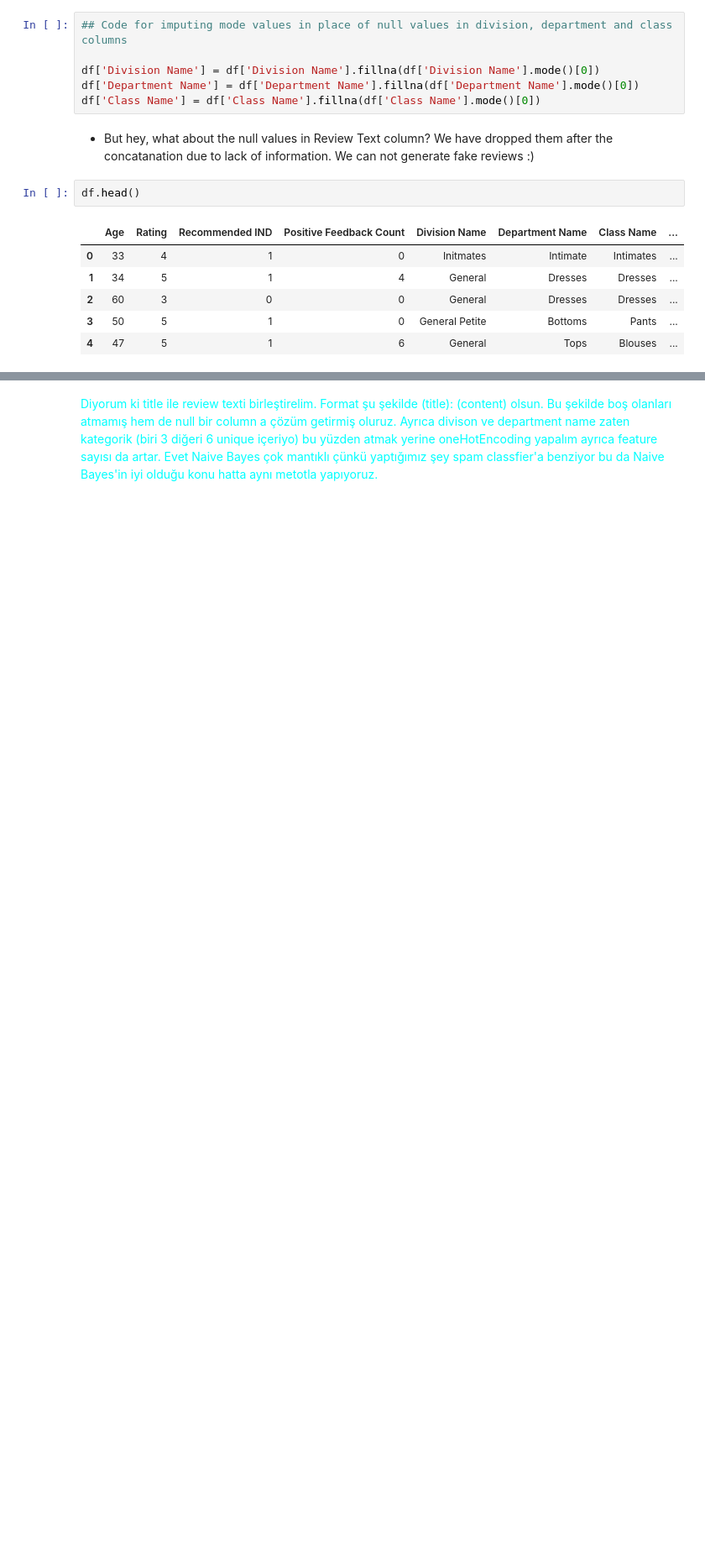
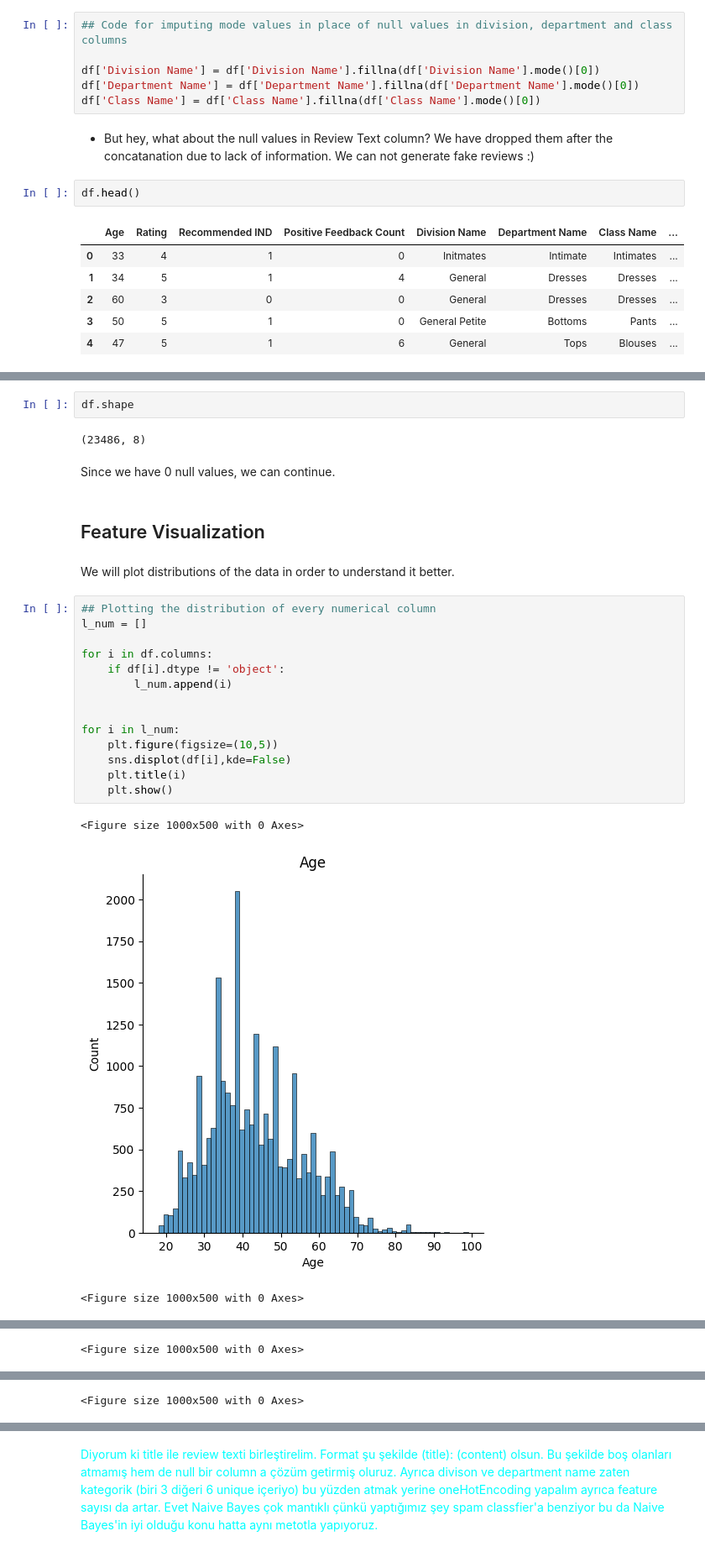
Before and after one commit to BoraDere/Women-s-E-Commerce-Clothing-Reviews, a Jupyter notebook: project.ipynb, the cells around one changed output, grey strips where cells are left out. Shown at 84% size. Drawn from its saved outputs; the diff is of its cells as text; blank space fills up the shorter version.

Commit message:
kırmızı donum nerede
* Added Feature Visualization.
* Added OneHot Encoding

```diff
--- a/project.ipynb
+++ b/project.ipynb
@@ -150,0 +168,28 @@ df.head()
+# %%
+df.shape
+# %% [output]
+(23486, 8)
+# %% [markdown]
+Since we have 0 null values, we can continue.
+# %% [markdown]
+## Feature Visualization
+# %% [markdown]
+We will plot distributions of the data in order to understand it better.
+# %%
+## Plotting the distribution of every numerical column
+l_num = []
+
+for i in df.columns:
+    if df[i].dtype != 'object':
+        l_num.append(i)
+
+
+for i in l_num:
+    plt.figure(figsize=(10,5))
+    sns.displot(df[i],kde=False)
+    plt.title(i)
+    plt.show()
+# %% [output]
+<Figure size 1000x500 with 0 Axes>
+[figure, added]
+<Figure size 1000x500 with 0 Axes>
@@ -150,0 +197 @@ df.head()
+<Figure size 1000x500 with 0 Axes>
@@ -150,0 +199 @@ df.head()
+<Figure size 1000x500 with 0 Axes>
```
Also changed, not shown: parts of 18 cells of this notebook.
